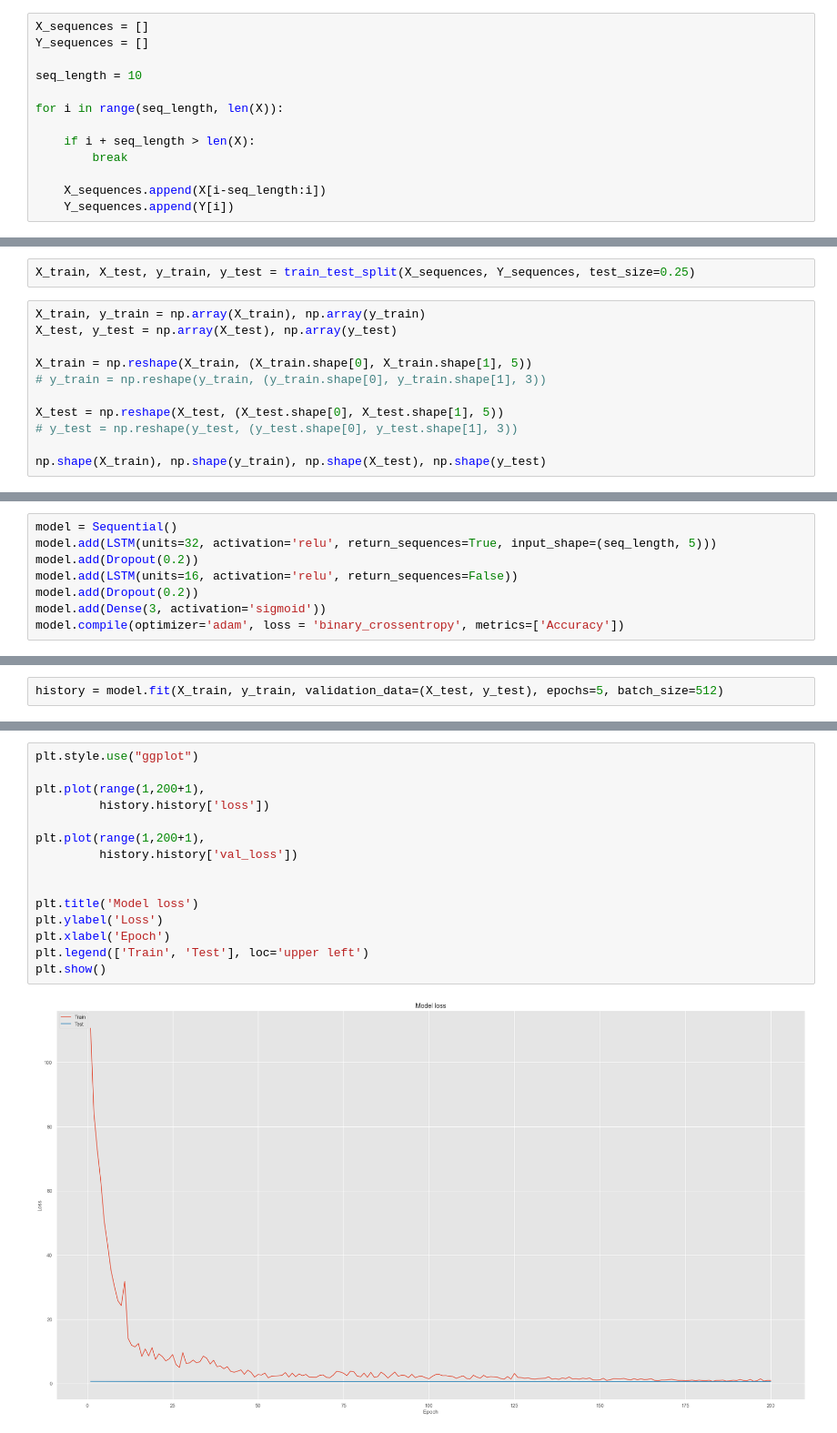
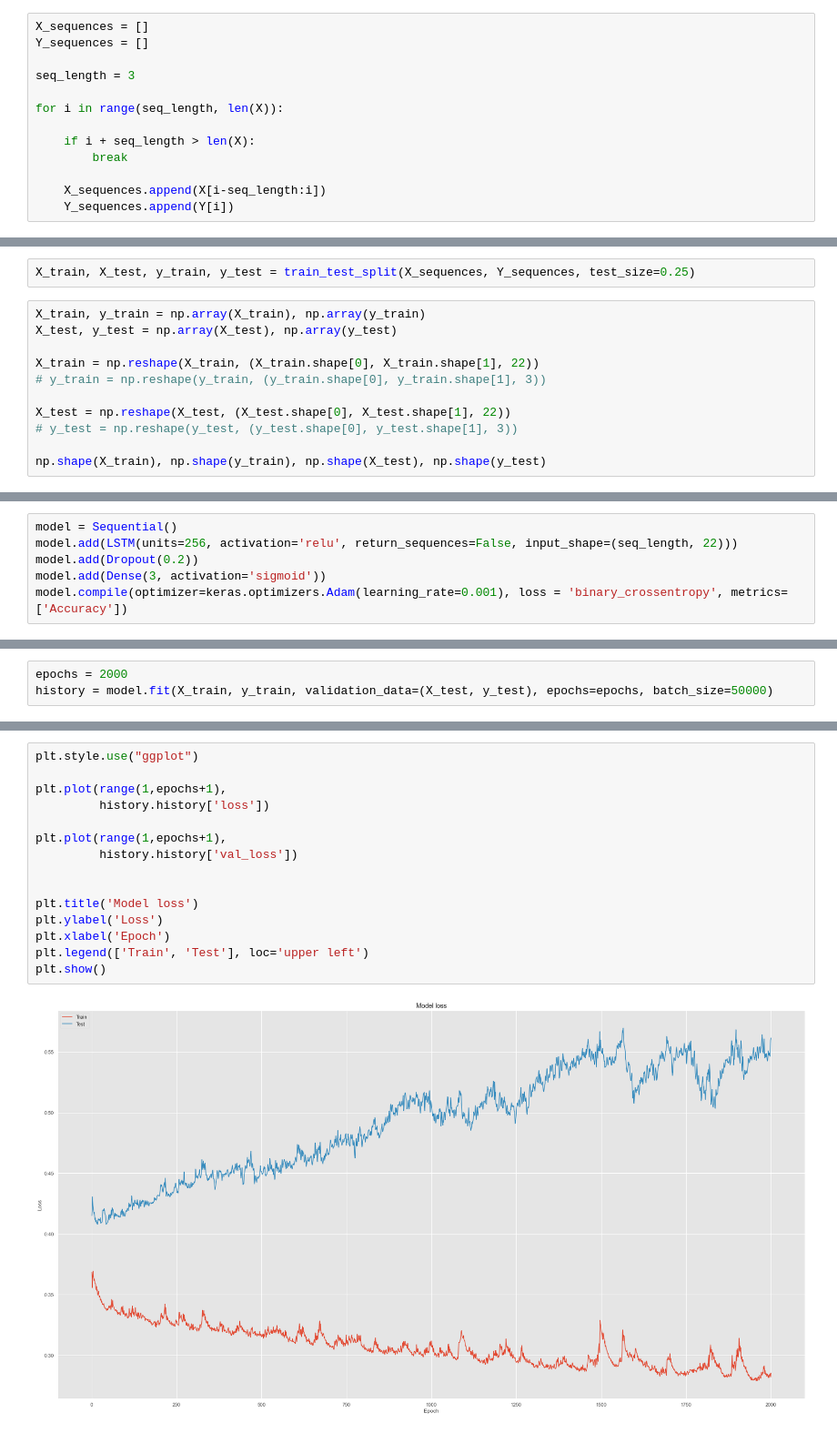
Before and after one commit to Tuur123/StageHITlab, a Jupyter notebook: FixationFinder/lstm.ipynb, the cells around one changed output, grey strips where cells are left out. Shown at 91% size. Cells and saved outputs as stored; diff of their text form.

Commit message:
lstm

```diff
--- a/FixationFinder/lstm.ipynb
+++ b/FixationFinder/lstm.ipynb
@@ -44,7 +66,7 @@ X.shape, Y.shape
 X_sequences = []
 Y_sequences = []
 
-seq_length = 10
+seq_length = 3
 
 for i in range(seq_length, len(X)):
 
@@ -63,10 +85,10 @@ X_train, X_test, y_train, y_test = train_test_split(X_sequences, Y_sequences, te
 X_train, y_train = np.array(X_train), np.array(y_train)
 X_test, y_test = np.array(X_test), np.array(y_test)
 
-X_train = np.reshape(X_train, (X_train.shape[0], X_train.shape[1], 5))
+X_train = np.reshape(X_train, (X_train.shape[0], X_train.shape[1], 22))
 # y_train = np.reshape(y_train, (y_train.shape[0], y_train.shape[1], 3))
 
-X_test = np.reshape(X_test, (X_test.shape[0], X_test.shape[1], 5))
+X_test = np.reshape(X_test, (X_test.shape[0], X_test.shape[1], 22))
 # y_test = np.reshape(y_test, (y_test.shape[0], y_test.shape[1], 3))
 
 np.shape(X_train), np.shape(y_train), np.shape(X_test), np.shape(y_test)
@@ -75,9 +99,7 @@ np.shape(X_train), np.shape(y_train), np.shape(X_test), np.shape(y_test)
 # %%
 model = Sequential()
-model.add(LSTM(units=32, activation='relu', return_sequences=True, input_shape=(seq_length, 5)))
-model.add(Dropout(0.2))
-model.add(LSTM(units=16, activation='relu', return_sequences=False))
+model.add(LSTM(units=256, activation='relu', return_sequences=False, input_shape=(seq_length, 22)))
 model.add(Dropout(0.2))
 model.add(Dense(3, activation='sigmoid'))
-model.compile(optimizer='adam', loss = 'binary_crossentropy', metrics=['Accuracy'])
+model.compile(optimizer=keras.optimizers.Adam(learning_rate=0.001), loss = 'binary_crossentropy', metrics=['Accuracy'])
 # %% [output]
@@ -106,5 +123,6 @@ Trainable params: 8,051
 Non-trainable params: 0
 _________________________________________________________________
 # %%
-history = model.fit(X_train, y_train, validation_data=(X_test, y_test), epochs=5, batch_size=512)
+epochs = 2000
+history = model.fit(X_train, y_train, validation_data=(X_test, y_test), epochs=epochs, batch_size=50000)
 # %% [output]
@@ -116,17 +146,17 @@ ValueError: in user code:
 # %%
 plt.style.use("ggplot")
 
-plt.plot(range(1,200+1),
+plt.plot(range(1,epochs+1),
          history.history['loss'])
 
-plt.plot(range(1,200+1),
+plt.plot(range(1,epochs+1),
          history.history['val_loss'])
 
 
 plt.title('Model loss')
 plt.ylabel('Loss')
 plt.xlabel('Epoch')
 plt.legend(['Train', 'Test'], loc='upper left')
 plt.show()
 # %% [output]
-[figure, old version]
+[figure, new version]
```
Also changed, not shown: parts of 11 cells of this notebook, 1 other file.
